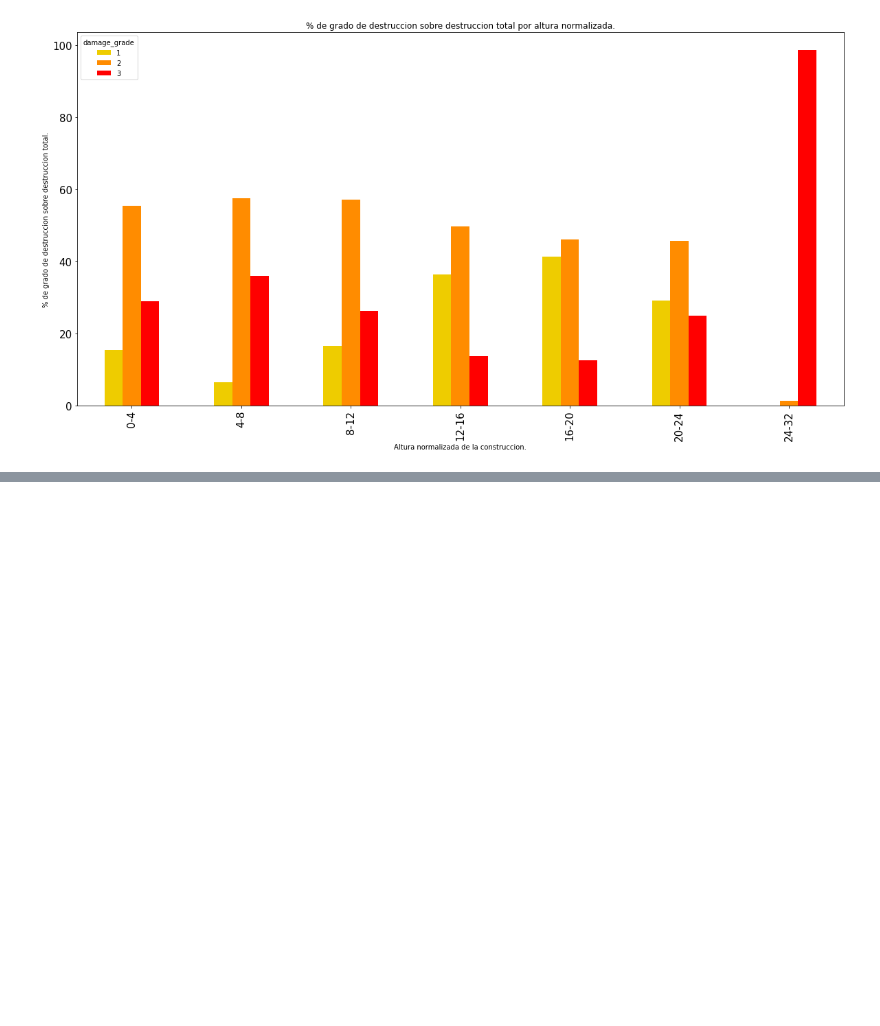
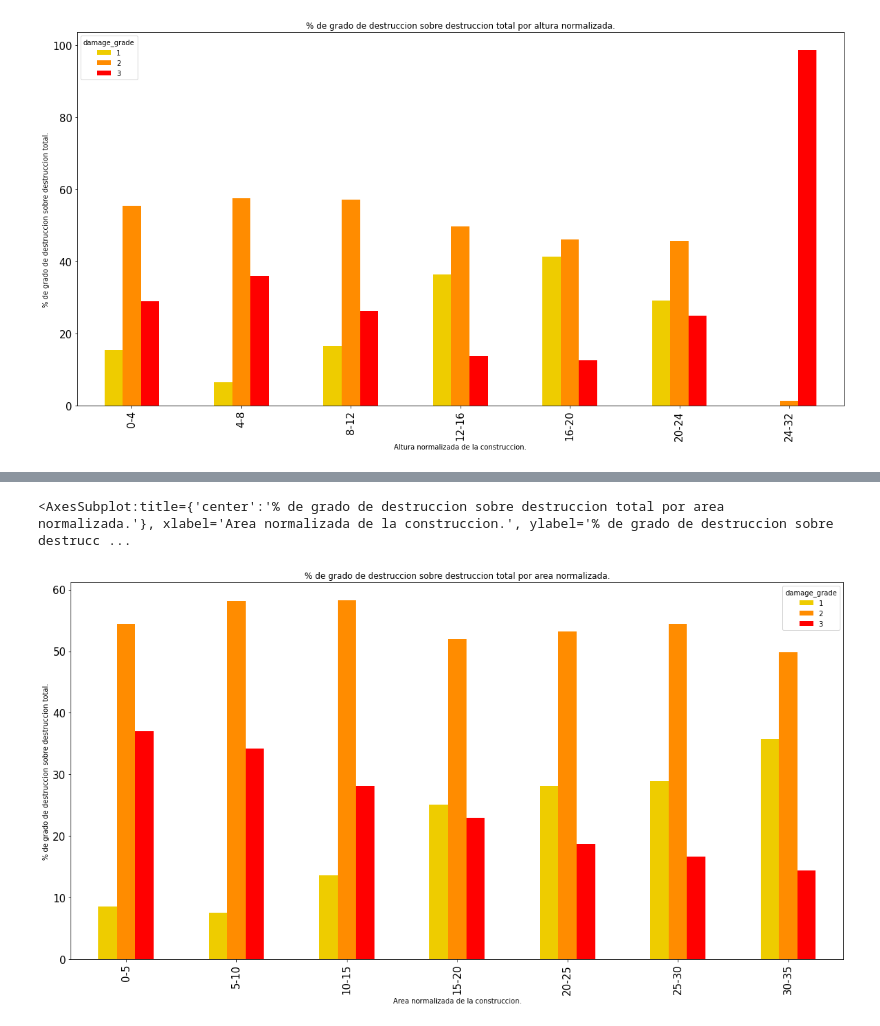
Before and after one commit to joaquinfontela/OrganizacionDeDatos-TP1, a Jupyter notebook: src/Continuous.ipynb, the cells around one changed output, grey strips where cells are left out. Saved outputs shown, nothing was run; the diff lists cells and outputs as text; code cells hidden in the pictures; blank space fills up the shorter version.

Commit message:
add graphic to Continuous.ipynb

```diff
--- a/src/Continuous.ipynb
+++ b/src/Continuous.ipynb
@@ -279,3 +279,8 @@ height_damage_pivot.plot(kind = "bar",\
 # %% [output]
 <AxesSubplot:title={'center':'% de grado de destruccion sobre destruccion total por altura normalizada.'}, xlabel='Altura normalizada de la construccion.', ylabel='% de grado de destruccion sobre dest ...
 [figure]
+# %%
+area_damage["area_percentage"] = (np.ceil(area_damage["area_percentage"] / 5) * 5).astype('int')
+area_damage["area_percentage"] = np.where(area_damage["area_percentage"] == 0, 5, area_damage["area_percentage"])
+area_damage = area_damage[["area_percentage", "damage_grade"]]
+area_damage
@@ -281,0 +301,10 @@ height_damage_pivot.plot(kind = "bar",\
+# %%
+area_damage["amount_for_damage_and_area"] = area_damage.groupby(["area_percentage", "damage_grade"])["area_percentage"].transform("count")
+area_damage_pivot = area_damage.pivot_table(index="area_percentage", columns="damage_grade", values="amount_for_damage_and_area").fillna(0)
+area_list = area_damage_pivot.index.to_list()
+for age in area_list:
+    values = []
+    for i in [1, 2, 3]:
+        values.append(area_damage_pivot.loc[age, i] / (area_damage_pivot.loc[age, 1] + area_damage_pivot.loc[age, 2] + area_damage_pivot.loc[age, 3]) * 100)
+    area_damage_pivot.loc[age] = values
+area_damage_pivot
@@ -281,0 +321,13 @@ height_damage_pivot.plot(kind = "bar",\
+# %%
+area_damage_pivot.index = ["0-5", "5-10", "10-15", "15-20", "20-25", "25-30", "30-35"]
+# %%
+area_damage_pivot.plot(kind = "bar",\
+     figsize = (20,10),\
+     title = "% de grado de destruccion sobre destruccion total por area normalizada.",\
+     xlabel = "Area normalizada de la construccion.",\
+     ylabel = "% de grado de destruccion sobre destruccion total.",\
+     color = ["#eecc00", "darkorange", "red"],\
+     fontsize=15)
+# %% [output]
+<AxesSubplot:title={'center':'% de grado de destruccion sobre destruccion total por area normalizada.'}, xlabel='Area normalizada de la construccion.', ylabel='% de grado de destruccion sobre destrucc ...
+[figure, added]
```
Also changed, not shown: parts of 2 cells of this notebook.
